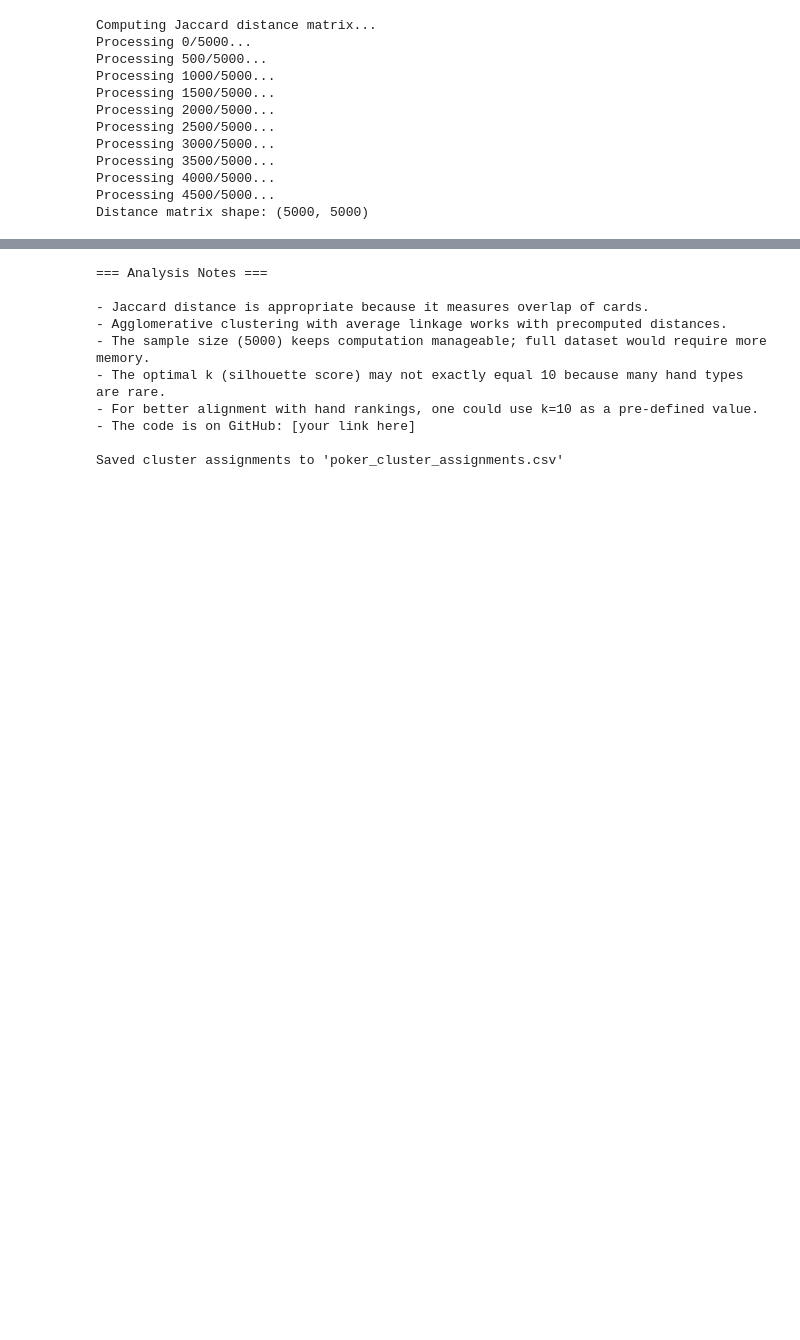
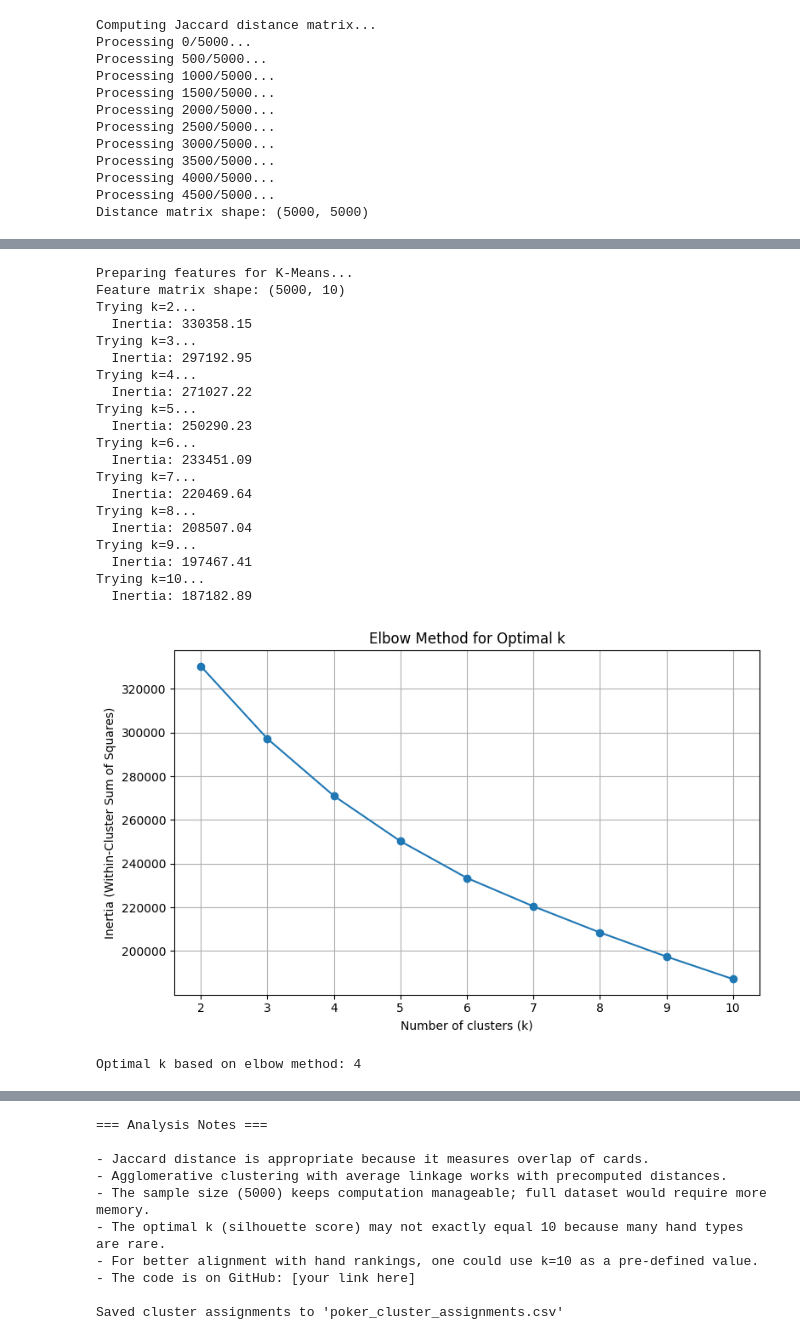
Before and after one commit to ashanka6/INST414_module4, a Jupyter notebook: mod4.ipynb, the cells around one changed output, grey strips where cells are left out. Cells and saved outputs as stored; diff of their text form; code cells hidden in the pictures; blank space fills up the shorter version.

```diff
--- a/mod4.ipynb
+++ b/mod4.ipynb
@@ -285 +85,70 @@ Optimal k based on silhouette score: 2
+# %%
+# 4. Select k using Elbow Method (K-Means)
+# -----------------------------
+# For elbow method, we need to use original features, not the distance matrix
+# Convert card sets to feature vectors for K-Means
+print("Preparing features for K-Means...")
+
+# Create feature vectors: rank and suit for each of 5 cards (10 features)
+def hand_to_features(row):
+    features = []
+    for i in range(5):
+        features.append(row[f'S{i+1}'])  # rank
+        features.append(row[f'C{i+1}'])  # suit
+    return features
+
+X = np.array([hand_to_features(row) for _, row in df_sample.iterrows()])
+print(f"Feature matrix shape: {X.shape}")
+
+# Test different k values using K-Means
+inertias = []
+k_range = range(2, 11)
+
+for k in k_range:
+    print(f"Trying k={k}...")
+    kmeans = KMeans(n_clusters=k, random_state=42, n_init=10)
+    kmeans.fit(X)
+    inertias.append(kmeans.inertia_)
+    print(f"  Inertia: {kmeans.inertia_:.2f}")
+
+# Plot elbow curve
+plt.figure(figsize=(8,5))
+plt.plot(list(k_range), inertias, marker='o')
+plt.xlabel('Number of clusters (k)')
+plt.ylabel('Inertia (Within-Cluster Sum of Squares)')
+plt.title('Elbow Method for Optimal k')
+plt.grid(True)
+plt.tight_layout()
+plt.savefig('elbow_plot.png')
+plt.show()
+
+# Find elbow point (simple approach: look for biggest drop)
+diff = np.diff(inertias)
+diff2 = np.diff(diff)
+elbow_index = np.argmax(diff2) + 2  # +2 because we start at k=2 and lose 2 from diff
+best_k = list(k_range)[elbow_index]
+print(f"\nOptimal k based on elbow method: {best_k}")
+# %% [output]
+Preparing features for K-Means...
+Feature matrix shape: (5000, 10)
+Trying k=2...
+  Inertia: 330358.15
+Trying k=3...
+  Inertia: 297192.95
+Trying k=4...
+  Inertia: 271027.22
+Trying k=5...
+  Inertia: 250290.23
+Trying k=6...
+  Inertia: 233451.09
+Trying k=7...
+  Inertia: 220469.64
+Trying k=8...
+  Inertia: 208507.04
+Trying k=9...
+  Inertia: 197467.41
+Trying k=10...
+  Inertia: 187182.89
+[figure, added]
+Optimal k based on elbow method: 4
 # %%
```
Also changed, not shown: parts of 17 cells of this notebook, 3 other files.
